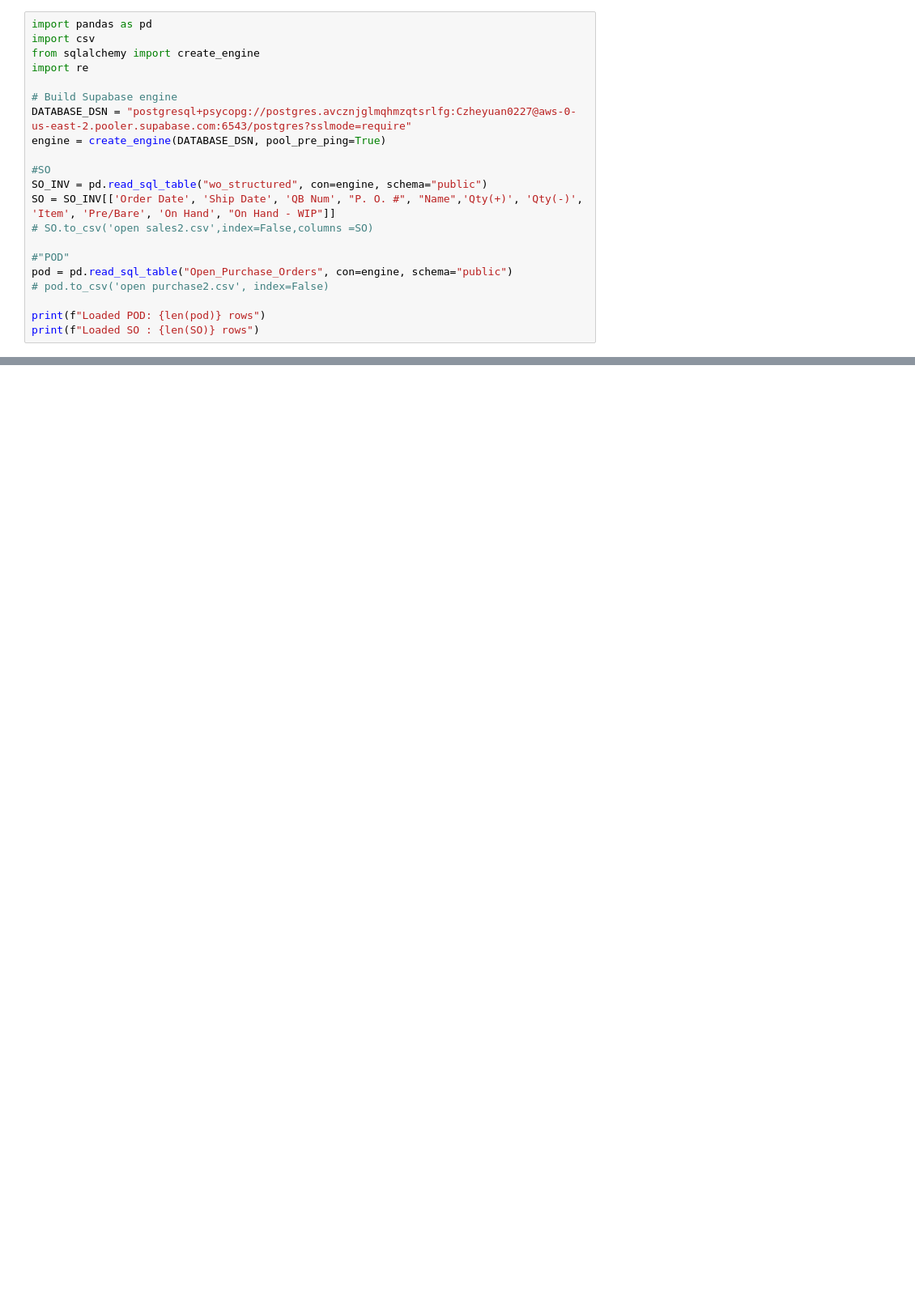
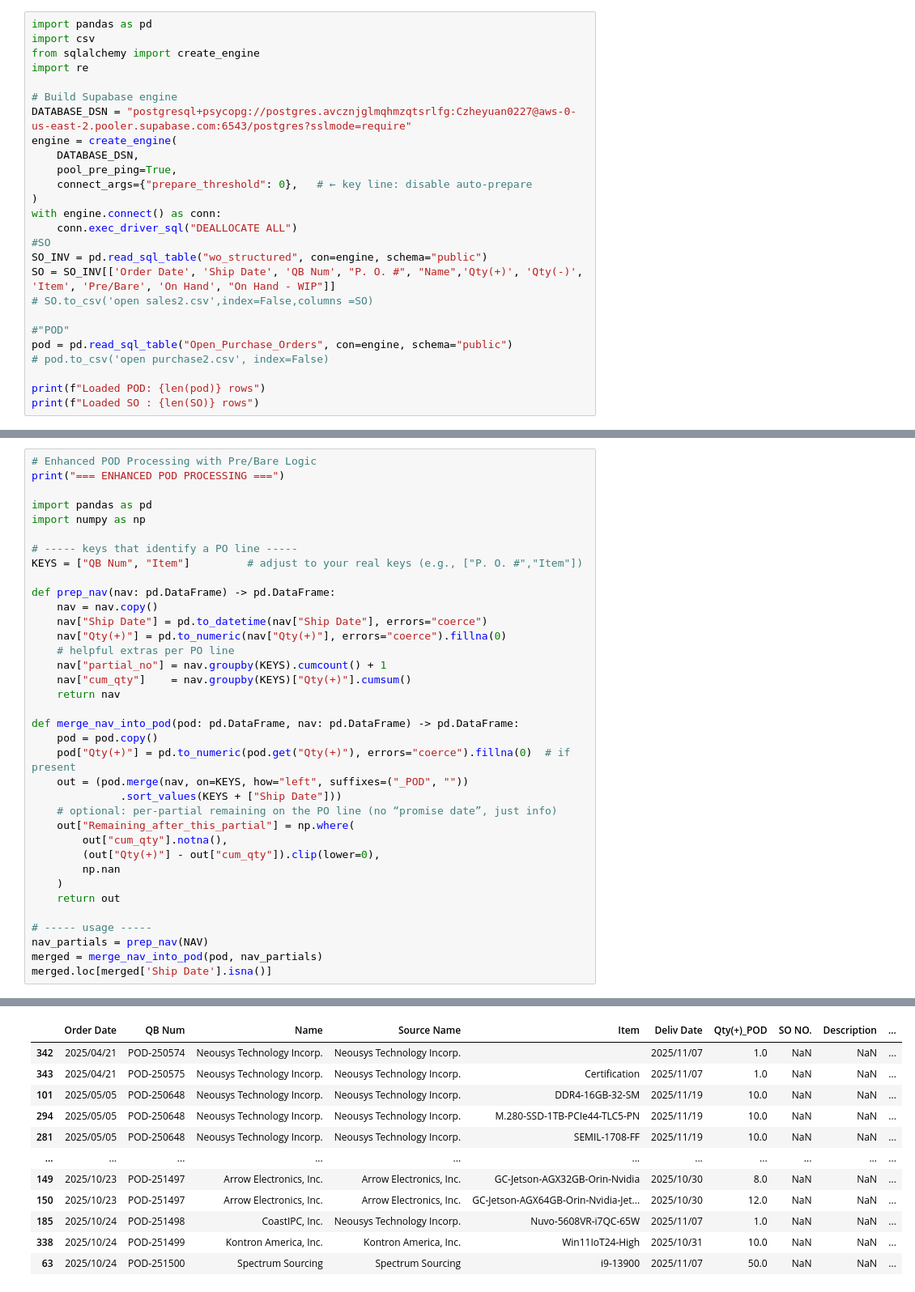
Before and after one commit to playoung2818/POD_NAV, a Jupyter notebook: POD_NAV(ZC).ipynb, the cells around one changed output, grey strips where cells are left out. Shown at 81% size. Saved outputs shown, nothing was run; the diff lists cells and outputs as text; blank space fills up the shorter version.

```diff
--- a/POD_NAV(ZC).ipynb
+++ b/POD_NAV(ZC).ipynb
@@ -6,8 +6,13 @@ import re
 
 # Build Supabase engine
 DATABASE_DSN = "postgresql+psycopg://postgres.avcznjglmqhmzqtsrlfg:Czheyuan0227@aws-0-us-east-2.pooler.supabase.com:6543/postgres?sslmode=require"
-engine = create_engine(DATABASE_DSN, pool_pre_ping=True)
-
+engine = create_engine(
+    DATABASE_DSN,
+    pool_pre_ping=True,
+    connect_args={"prepare_threshold": 0},   # ← key line: disable auto-prepare
+)
+with engine.connect() as conn:
+    conn.exec_driver_sql("DEALLOCATE ALL")
 #SO
 SO_INV = pd.read_sql_table("wo_structured", con=engine, schema="public")
 SO = SO_INV[['Order Date', 'Ship Date', 'QB Num', "P. O. #", "Name",'Qty(+)', 'Qty(-)', 'Item', 'Pre/Bare', 'On Hand', "On Hand - WIP"]]
@@ -270,0 +194,37 @@ pod_updated
+# %%
+# Enhanced POD Processing with Pre/Bare Logic
+print("=== ENHANCED POD PROCESSING ===")
+
+import pandas as pd
+import numpy as np
+
+# ----- keys that identify a PO line -----
+KEYS = ["QB Num", "Item"]         # adjust to your real keys (e.g., ["P. O. #","Item"])
+
+def prep_nav(nav: pd.DataFrame) -> pd.DataFrame:
+    nav = nav.copy()
+    nav["Ship Date"] = pd.to_datetime(nav["Ship Date"], errors="coerce")
+    nav["Qty(+)"] = pd.to_numeric(nav["Qty(+)"], errors="coerce").fillna(0)
+    # helpful extras per PO line
+    nav["partial_no"] = nav.groupby(KEYS).cumcount() + 1
+    nav["cum_qty"]    = nav.groupby(KEYS)["Qty(+)"].cumsum()
+    return nav
+
+def merge_nav_into_pod(pod: pd.DataFrame, nav: pd.DataFrame) -> pd.DataFrame:
+    pod = pod.copy()
+    pod["Qty(+)"] = pd.to_numeric(pod.get("Qty(+)"), errors="coerce").fillna(0)  # if present
+    out = (pod.merge(nav, on=KEYS, how="left", suffixes=("_POD", ""))
+              .sort_values(KEYS + ["Ship Date"]))
+    # optional: per-partial remaining on the PO line (no “promise date”, just info)
+    out["Remaining_after_this_partial"] = np.where(
+        out["cum_qty"].notna(),
+        (out["Qty(+)"] - out["cum_qty"]).clip(lower=0),
+        np.nan
+    )
+    return out
+
+# ----- usage -----
+nav_partials = prep_nav(NAV)
+merged = merge_nav_into_pod(pod, nav_partials)
+merged.loc[merged['Ship Date'].isna()]
+# %% [output]
@@ -270,0 +232,12 @@ pod_updated
+|  | Order Date | QB Num | Name | Source Name | Item | Deliv Date | Qty(+)_POD | SO NO. | Description | ... |
+| 342 | 2025/04/21 | POD-250574 | Neousys Technology Incorp. | Neousys Technology Incorp. |  | 2025/11/07 | 1.0 | NaN | NaN | ... |
+| 343 | 2025/04/21 | POD-250575 | Neousys Technology Incorp. | Neousys Technology Incorp. | Certification | 2025/11/07 | 1.0 | NaN | NaN | ... |
+| 101 | 2025/05/05 | POD-250648 | Neousys Technology Incorp. | Neousys Technology Incorp. | DDR4-16GB-32-SM | 2025/11/19 | 10.0 | NaN | NaN | ... |
+| 294 | 2025/05/05 | POD-250648 | Neousys Technology Incorp. | Neousys Technology Incorp. | M.280-SSD-1TB-PCIe44-TLC5-PN | 2025/11/19 | 10.0 | NaN | NaN | ... |
+| 281 | 2025/05/05 | POD-250648 | Neousys Technology Incorp. | Neousys Technology Incorp. | SEMIL-1708-FF | 2025/11/19 | 10.0 | NaN | NaN | ... |
+| ... | ... | ... | ... | ... | ... | ... | ... | ... | ... | ... |
+| 149 | 2025/10/23 | POD-251497 | Arrow Electronics, Inc. | Arrow Electronics, Inc. | GC-Jetson-AGX32GB-Orin-Nvidia | 2025/10/30 | 8.0 | NaN | NaN | ... |
+| 150 | 2025/10/23 | POD-251497 | Arrow Electronics, Inc. | Arrow Electronics, Inc. | GC-Jetson-AGX64GB-Orin-Nvidia-Jet... | 2025/10/30 | 12.0 | NaN | NaN | ... |
+| 185 | 2025/10/24 | POD-251498 | CoastIPC, Inc. | Neousys Technology Incorp. | Nuvo-5608VR-i7QC-65W | 2025/11/07 | 1.0 | NaN | NaN | ... |
+| 338 | 2025/10/24 | POD-251499 | Kontron America, Inc. | Kontron America, Inc. | Win11IoT24-High | 2025/10/31 | 10.0 | NaN | NaN | ... |
+| 63 | 2025/10/24 | POD-251500 | Spectrum Sourcing | Spectrum Sourcing | i9-13900 | 2025/11/07 | 50.0 | NaN | NaN | ... |
```
Also changed, not shown: parts of 7 cells of this notebook, 1 other file.
